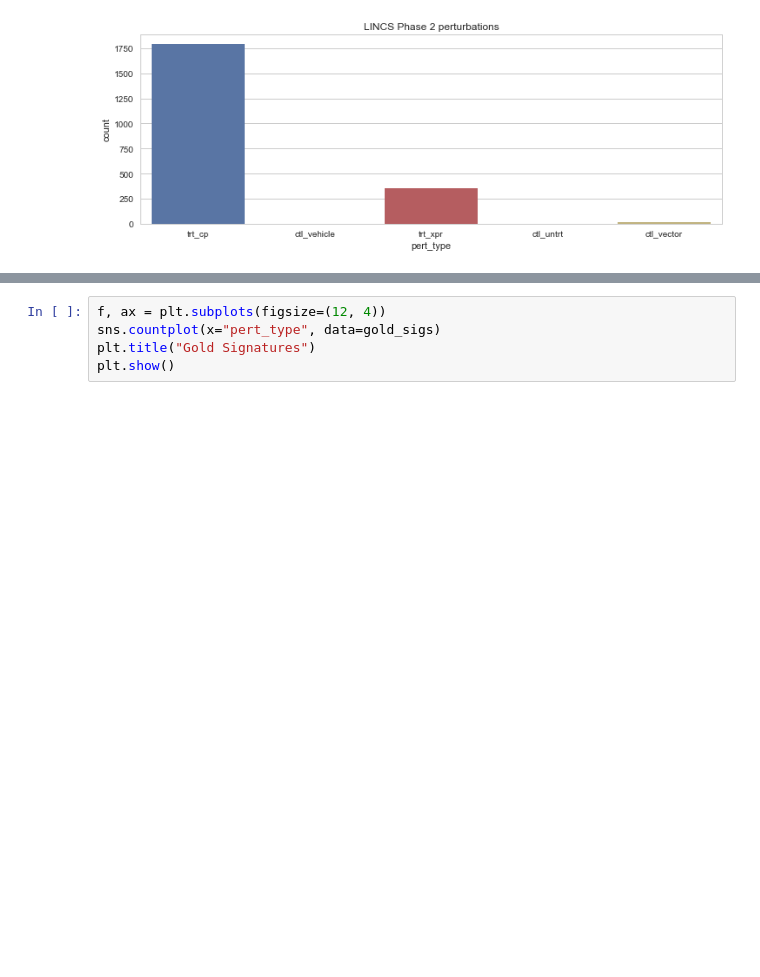
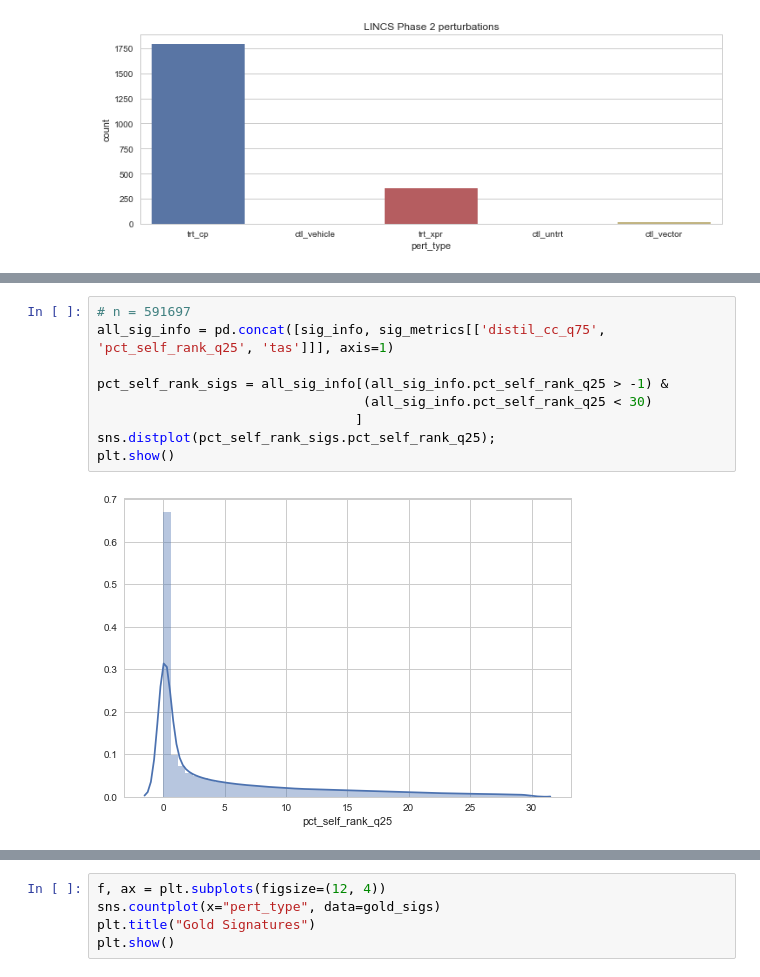
Before and after one commit to npabon/LINCS_target_prediction, a Jupyter notebook: LINCS_data_prep.ipynb, the cells around one changed output, grey strips where cells are left out. Cells and saved outputs as stored; diff of their text form; blank space fills up the shorter version.

```diff
--- a/LINCS_data_prep.ipynb
+++ b/LINCS_data_prep.ipynb
@@ -100,0 +105,11 @@ Due to redundancy in the LINCS dataset, we can ignore a lot of the low-quality d
+# %%
+# n = 591697
+all_sig_info = pd.concat([sig_info, sig_metrics[['distil_cc_q75', 'pct_self_rank_q25', 'tas']]], axis=1)
+
+pct_self_rank_sigs = all_sig_info[(all_sig_info.pct_self_rank_q25 > -1) &
+                                  (all_sig_info.pct_self_rank_q25 < 30)
+                                 ]
+sns.distplot(pct_self_rank_sigs.pct_self_rank_q25);
+plt.show()
+# %% [output]
+[figure, added]
```
Also changed, not shown: parts of 3 cells of this notebook, 1 other file.
